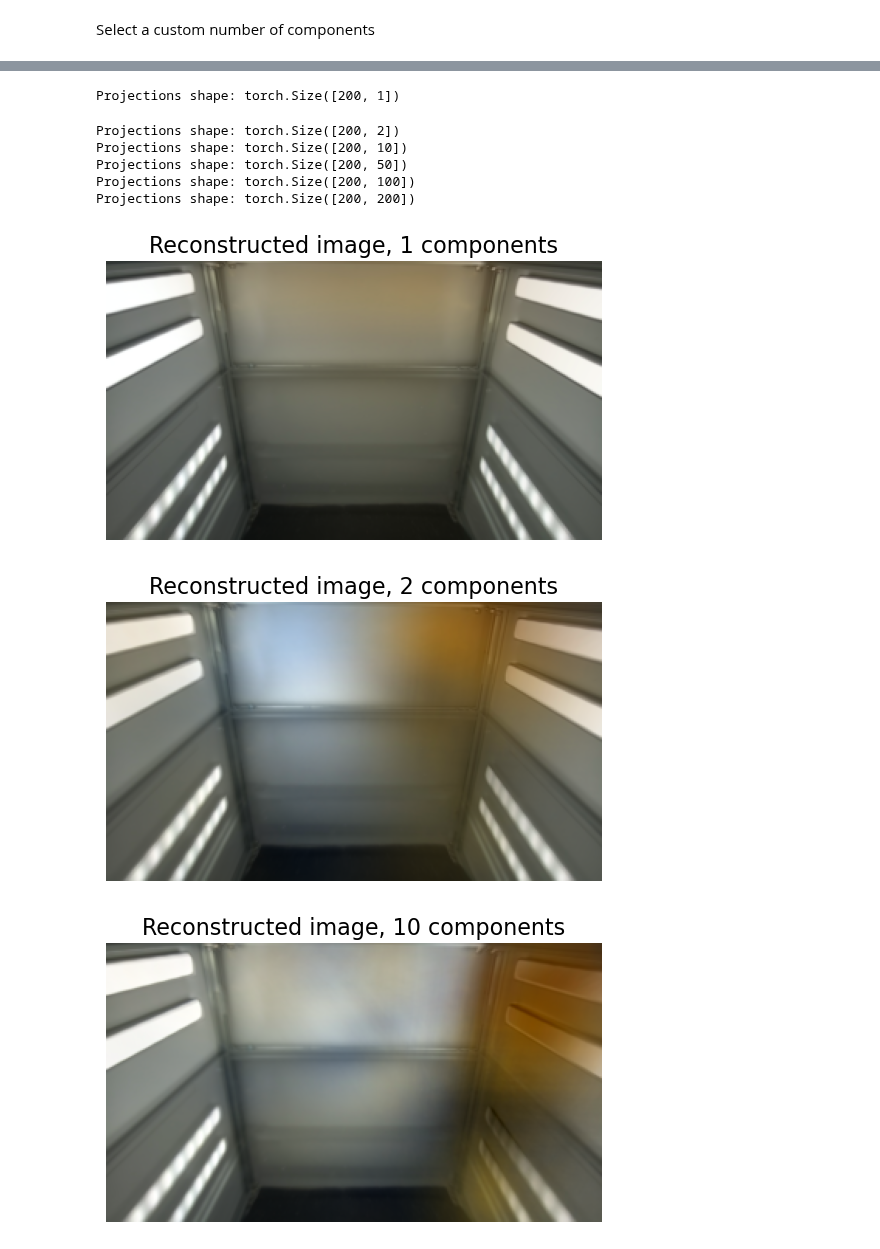
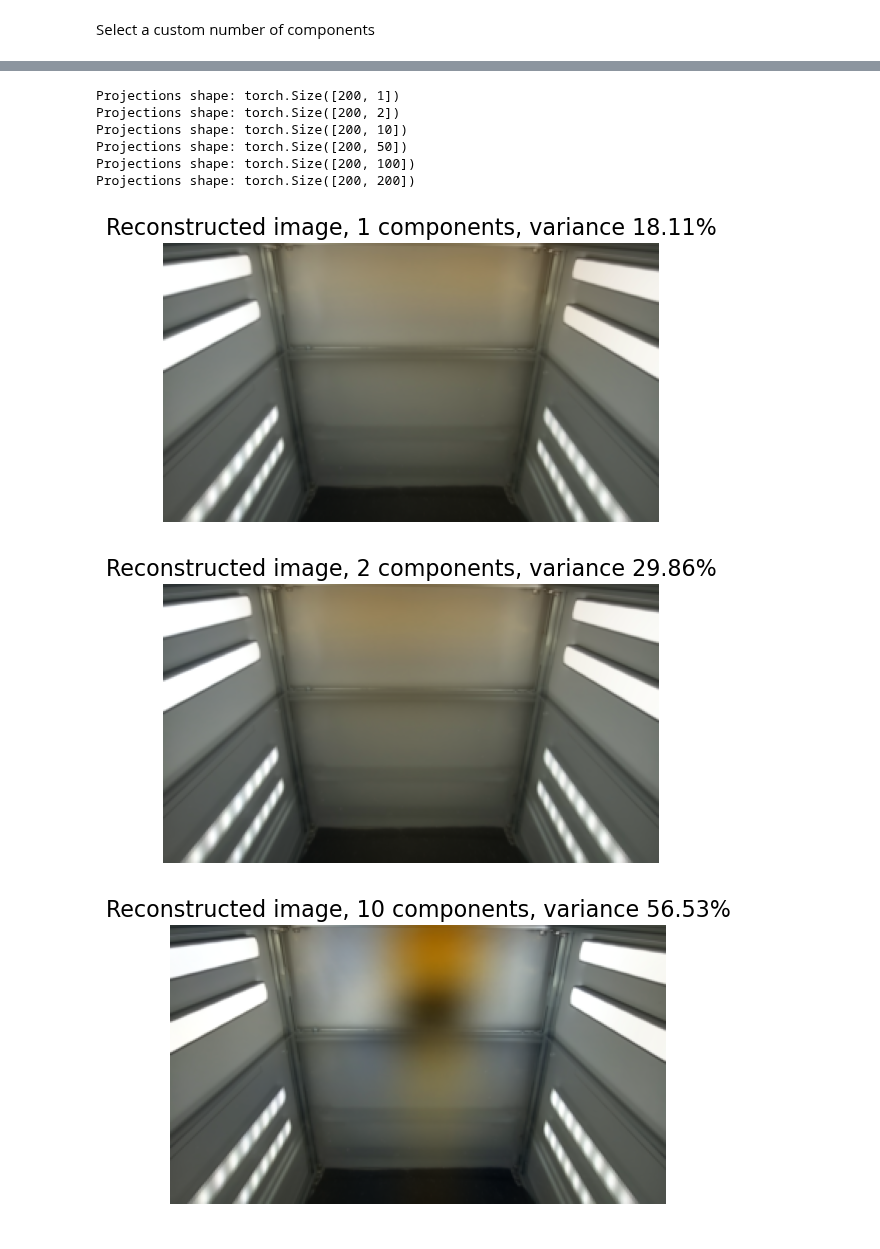
Before and after one commit to GiacomoBillo/cloudgripper-visual-autoencoder, a Jupyter notebook: data_analysis/pca.ipynb, the cells around one changed output, grey strips where cells are left out. Cells and saved outputs as stored; diff of their text form; code cells hidden in the pictures.

Commit message:
variance explained by PCA

```diff
--- a/data_analysis/pca.ipynb
+++ b/data_analysis/pca.ipynb
@@ -178,36 +179,40 @@ Projections shape: torch.Size([200, 1])
 # %%
 list_num_components = [1, 2, 10, 50, 100, 200]
 # fig, ax = plt.subplots(nrows=len(list_num_components),
 #                        figsize=(10, 5*len(list_num_components)))
 # ax = ax.flatten()
 
 for selected_components in list_num_components:
     # projection along selected principal components
     selected_eigenvectors = eigenvectors[:selected_components]
     projections = (top_images - top_mean) @ selected_eigenvectors.T
     print("Projections shape:", projections.shape)
 
+    # Variance explained by selected components
+    explained_variance = np.sum(pca.explained_variance_ratio_[:selected_components])
+
     # Reconstruct data from projections
     reconstructed = projections @ selected_eigenvectors + top_mean.numpy()
 
     # display reconstructed images
     for reconstruction, img in zip(reconstructed, top_images):
         img = np.reshape(img, (3,resize_shape[0],-1))
         img = transpose_channels_last(img)
         reconstruction = np.reshape(reconstruction, (3,resize_shape[0],-1))
         plot_image(reconstruction,
-                   title=f"Reconstructed image, {selected_components} components")
+                   title=f"Reconstructed image, {selected_components} components, "
+                   f"variance {explained_variance*100:.2f}%")
                 #    ax=ax[list_num_components.index(selected_components)])
         # plt.figure()
         # plt.imshow(img.numpy())
         break
 # %% [output]
 Projections shape: torch.Size([200, 1])
+Projections shape: torch.Size([200, 2])
+Projections shape: torch.Size([200, 10])
+Projections shape: torch.Size([200, 50])
+Projections shape: torch.Size([200, 100])
+Projections shape: torch.Size([200, 200])
-Projections shape: torch.Size([200, 2])
-Projections shape: torch.Size([200, 10])
-Projections shape: torch.Size([200, 50])
-Projections shape: torch.Size([200, 100])
-Projections shape: torch.Size([200, 200])
-[figure, old version]
+[figure, new version]
-[figure, old version]
+[figure, new version]
-[figure, old version]
+[figure, new version]
```
Also changed, not shown: parts of 7 cells of this notebook.
